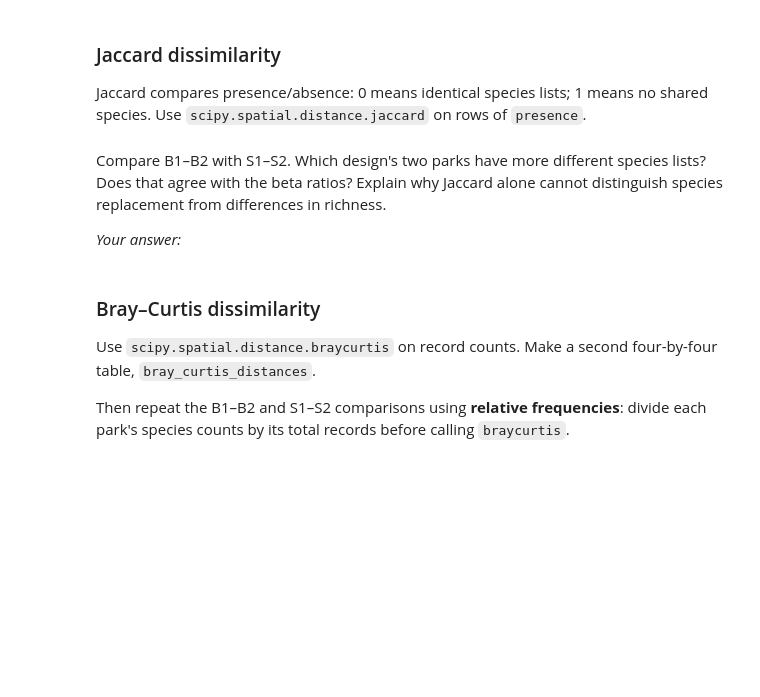
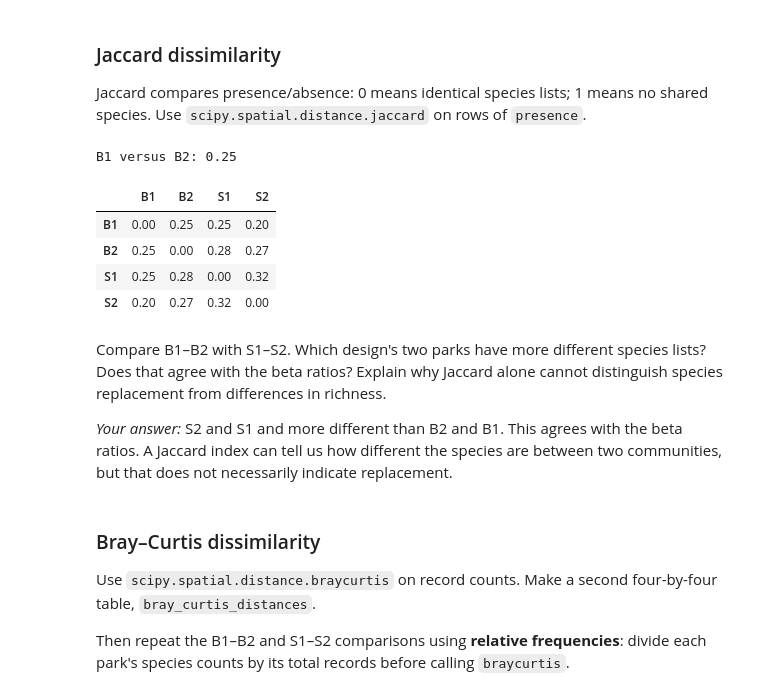
Before and after one commit to jddeabreu/BIO597-SpatialBiodiversity, a Jupyter notebook: docs/assignments/Assignment-10-SpatialCommunityComposition.ipynb, the cells around one changed output. Cells and saved outputs as stored; diff of their text form; code cells hidden in the pictures; blank space fills up the shorter version.

```diff
--- a/docs/assignments/Assignment-10-SpatialCommunityComposition.ipynb
+++ b/docs/assignments/Assignment-10-SpatialCommunityComposition.ipynb
@@ -163,15 +267,29 @@ shared species. Use `scipy.spatial.distance.jaccard` on rows of `presence`.
 # %%
 print("B1 versus B2:", jaccard(presence.loc["B1"], presence.loc["B2"]))
 
 # Build jaccard_distances, a four-by-four table, as in Lab10.
 # Use nested loops over park_order and jaccard(presence.loc[a], presence.loc[b]).
 # Display the table.
+jaccard_distances = pd.DataFrame(index=park_order, columns=park_order, dtype=float)
+for park_a in park_order:
+    for park_b in park_order:
+        jaccard_distances.loc[park_a, park_b] = jaccard(
+            presence.loc[park_a], presence.loc[park_b]
+        )
+display(jaccard_distances.round(2))
+# %% [output]
+B1 versus B2: 0.25
+|  | B1 | B2 | S1 | S2 |
+| B1 | 0.00 | 0.25 | 0.25 | 0.20 |
+| B2 | 0.25 | 0.00 | 0.28 | 0.27 |
+| S1 | 0.25 | 0.28 | 0.00 | 0.32 |
+| S2 | 0.20 | 0.27 | 0.32 | 0.00 |
 # %% [markdown]
 Compare B1–B2 with S1–S2. Which design's two parks have more different species
 lists? Does that agree with the beta ratios? Explain why Jaccard alone cannot
 distinguish species replacement from differences in richness.
 
-*Your answer:*
+*Your answer:* S2 and S1 and more different than B2 and B1. This agrees with the beta ratios. A Jaccard index can tell us how different the species are between two communities, but that does not necessarily indicate replacement.
 # %% [markdown]
 ### Bray–Curtis dissimilarity
 
```
Also changed, not shown: parts of 19 cells of this notebook.
